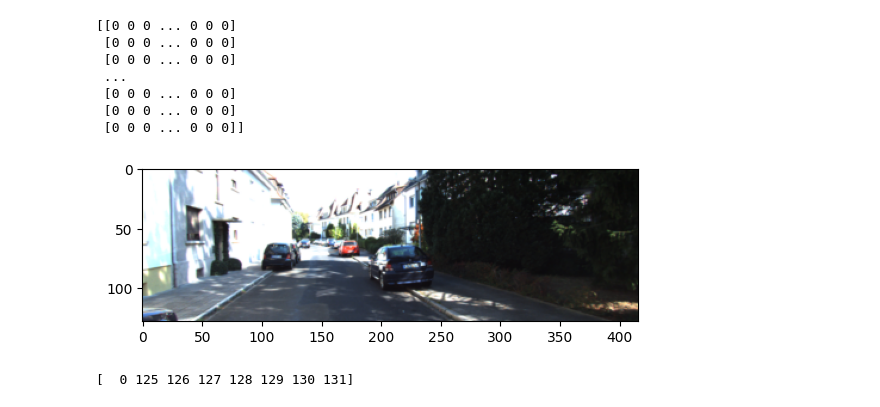
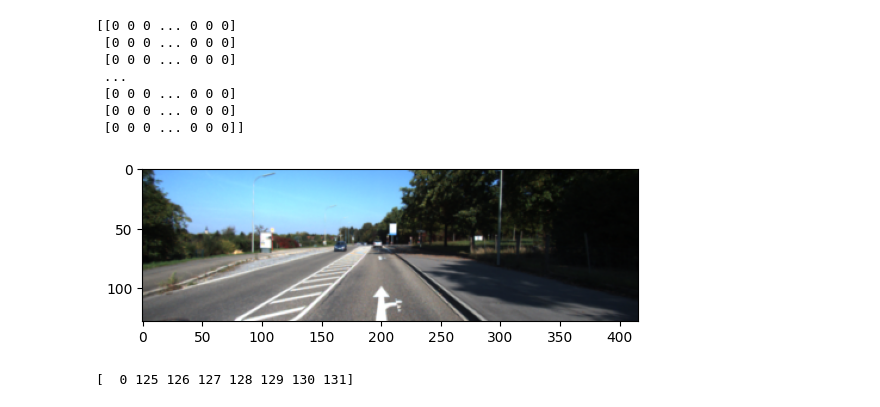
Before and after one commit to weentiaan/Video-latent-diffusion-panoptic-segmentation, a Jupyter notebook: Pose.ipynb, the cells around one changed output. Cells and saved outputs as stored; diff of their text form; code cells hidden in the pictures.

```diff
--- a/Pose.ipynb
+++ b/Pose.ipynb
@@ -70,13 +70,13 @@ print(instance)
  [0 0 0 ... 0 0 0]
  [0 0 0 ... 0 0 0]]
 # %%
-img4 = Image.open('/root/autodl-tmp/video_sequence/train/000000_000213_leftImg8bit.png')
+img4 = Image.open('/root/autodl-tmp/Video-latent-diffusion-panoptic-segmentation/sample_outputs/image.png')
 img4 = transforms.Resize((128,416))(img4)
 plt.figure("class")
 plt.imshow(img4)
 plt.show()
 # %% [output]
-[figure, old version]
+[figure, new version]
 # %%
 img6 = Image.open('/root/autodl-tmp/video_sequence/train/000000_000308_gtFine_instance.png')
 img6=np.array(img6)
```
Also changed, not shown: parts of 29 cells of this notebook, 4 other files.
